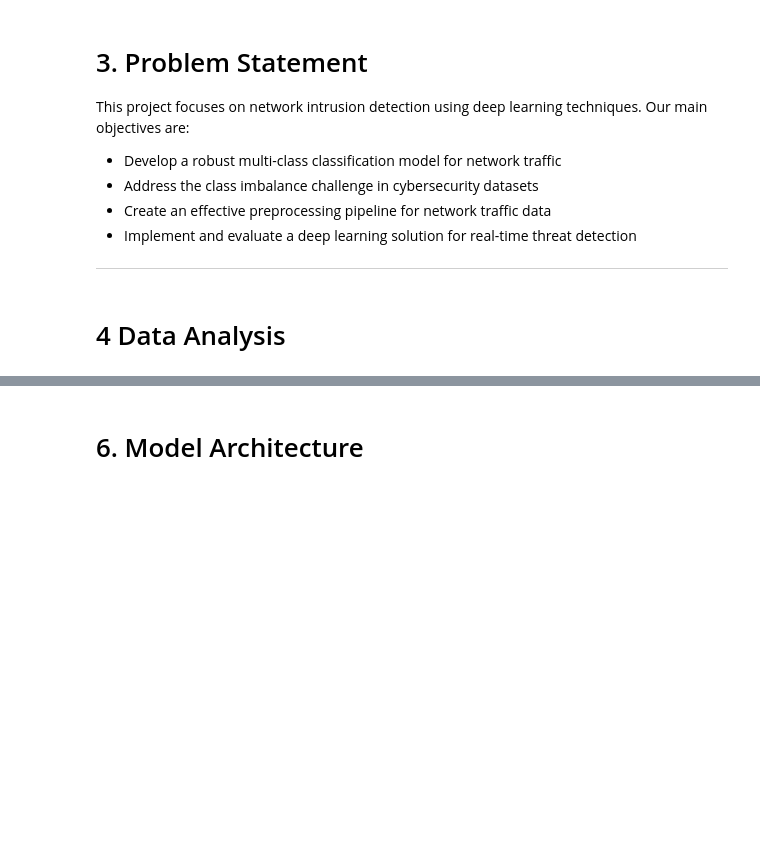
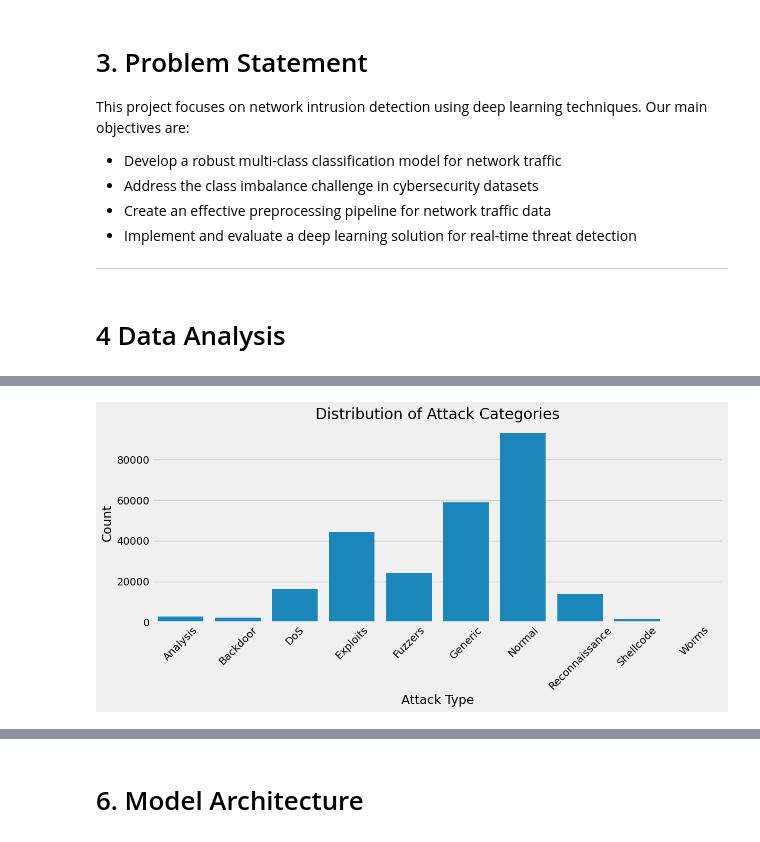
Before and after one commit to eduardosilveira12/cyberattack-classification, a Jupyter notebook: cyberattack-classification.ipynb, the cells around one changed output, grey strips where cells are left out. Saved outputs shown, nothing was run; the diff lists cells and outputs as text; code cells hidden in the pictures; blank space fills up the shorter version.

```diff
--- a/cyberattack-classification.ipynb
+++ b/cyberattack-classification.ipynb
@@ -330,0 +407,8 @@ Name: count, dtype: int64
+# %%
+data = pd.concat([train_data, test_data], axis=0)
+# Initialize with your data
+analyzer = UNSWDataAnalyzer(data)
+
+# Get basic information about the dataset
+info = analyzer.basic_info()
+print(info)
@@ -330,0 +439,5 @@ Name: count, dtype: int64
+# %%
+# Plot attack distribution
+analyzer.plot_attack_distribution()
+# %% [output]
+[figure, added]
```
Also changed, not shown: parts of 29 cells of this notebook, 29 other files.
